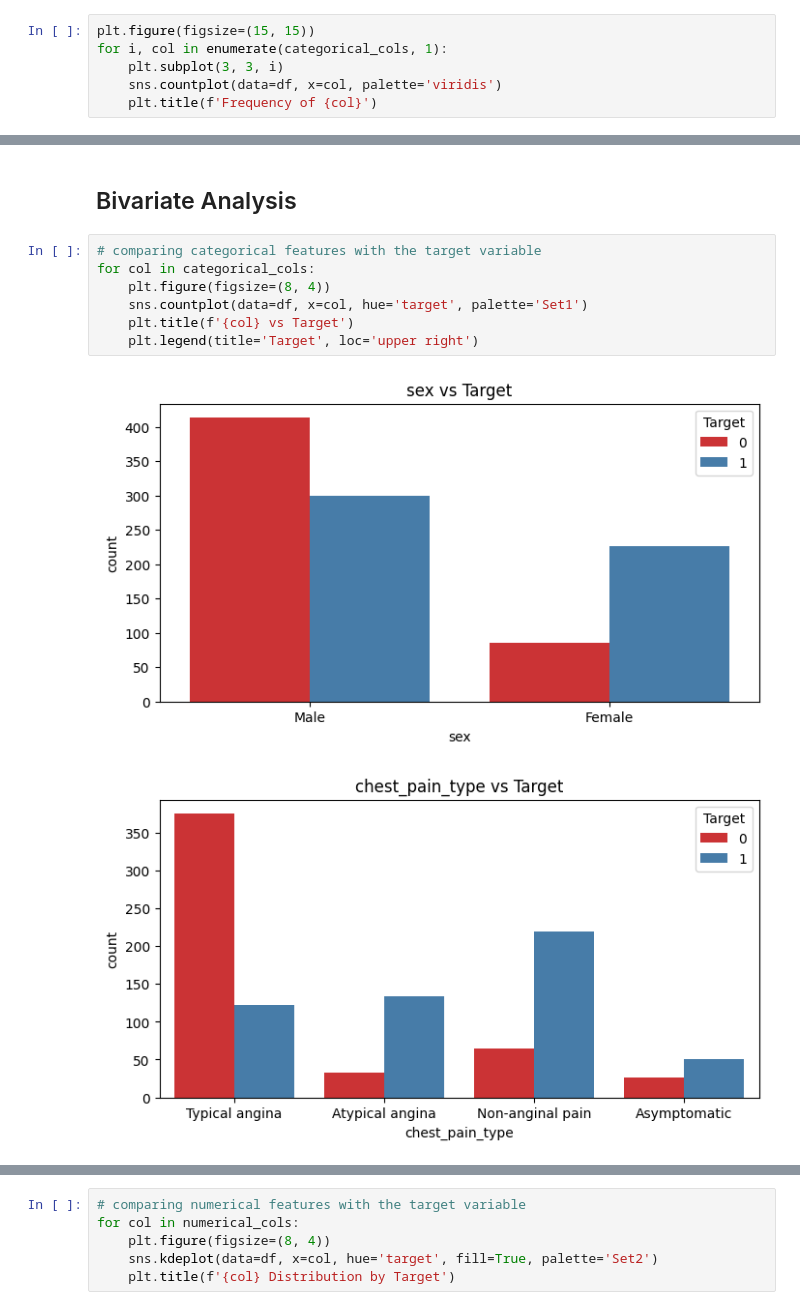
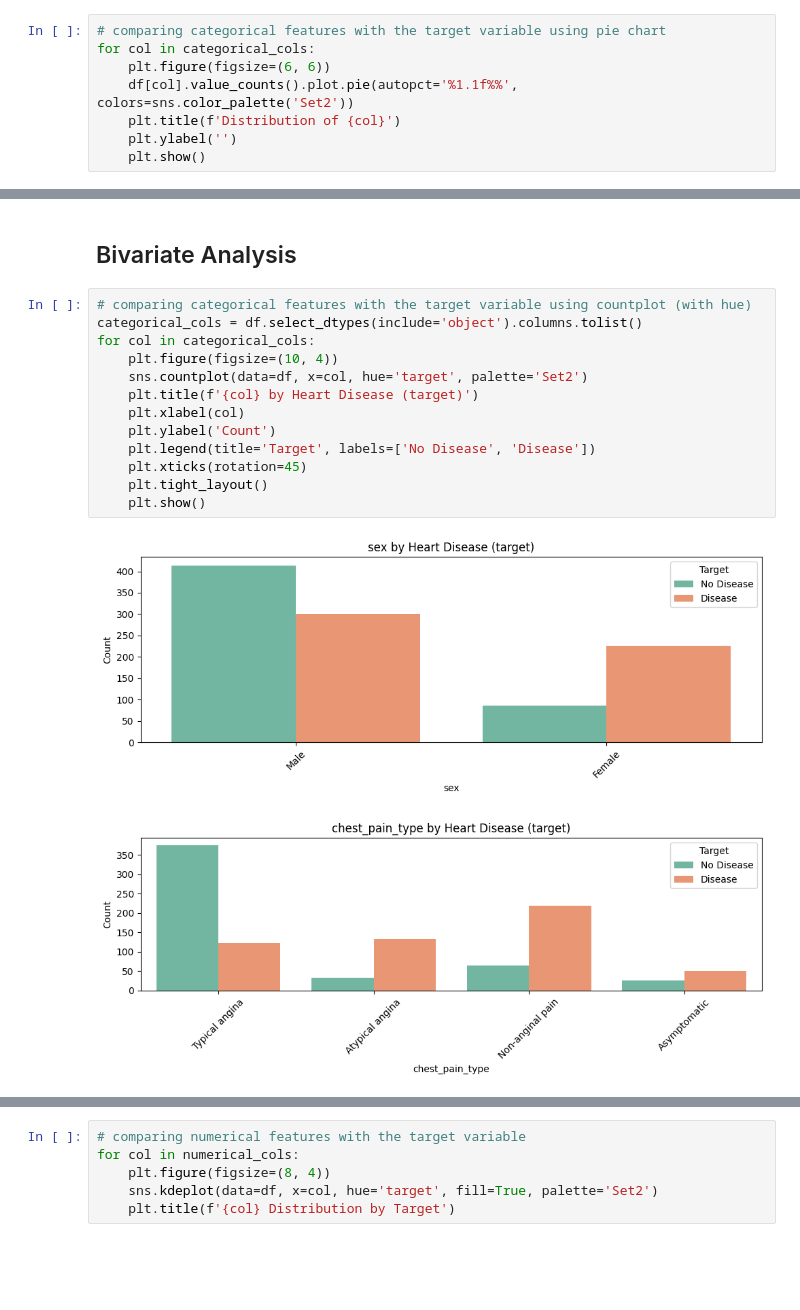
Before and after one commit to KehindeOladele/Heart_Disease_Prediction_App, a Jupyter notebook: heartdisease/Heart_Disease_Prediction_Model.ipynb, the cells around one changed output, grey strips where cells are left out. Saved outputs shown, nothing was run; the diff lists cells and outputs as text; blank space fills up the shorter version.

```diff
--- a/heartdisease/Heart_Disease_Prediction_Model.ipynb
+++ b/heartdisease/Heart_Disease_Prediction_Model.ipynb
@@ -76,9 +83,11 @@ for i, col in enumerate(numerical_cols, 1):
 # %%
 categorical_cols = df.select_dtypes(include='object').columns.tolist()
 # %%
-plt.figure(figsize=(15, 15))
-for i, col in enumerate(categorical_cols, 1):
-    plt.subplot(3, 3, i)
-    sns.countplot(data=df, x=col, palette='viridis')
-    plt.title(f'Frequency of {col}')
+# comparing categorical features with the target variable using pie chart
+for col in categorical_cols:
+    plt.figure(figsize=(6, 6))
+    df[col].value_counts().plot.pie(autopct='%1.1f%%', colors=sns.color_palette('Set2'))
+    plt.title(f'Distribution of {col}')
+    plt.ylabel('')
+    plt.show()
 # %% [output]
@@ -117,12 +124,18 @@ The target variable is balanced
 # %% [markdown]
 ## Bivariate Analysis ##
 # %%
-# comparing categorical features with the target variable
+# comparing categorical features with the target variable using countplot (with hue)
+categorical_cols = df.select_dtypes(include='object').columns.tolist()
 for col in categorical_cols:
-    plt.figure(figsize=(8, 4))
-    sns.countplot(data=df, x=col, hue='target', palette='Set1')
-    plt.title(f'{col} vs Target')
-    plt.legend(title='Target', loc='upper right')
+    plt.figure(figsize=(10, 4))
+    sns.countplot(data=df, x=col, hue='target', palette='Set2')
+    plt.title(f'{col} by Heart Disease (target)')
+    plt.xlabel(col)
+    plt.ylabel('Count')
+    plt.legend(title='Target', labels=['No Disease', 'Disease'])
+    plt.xticks(rotation=45)
+    plt.tight_layout()
+    plt.show()
 # %% [output]
-[figure, old version]
+[figure, new version]
-[figure, old version]
+[figure, new version]
```
Also changed, not shown: parts of 16 cells of this notebook, 2 other files.
